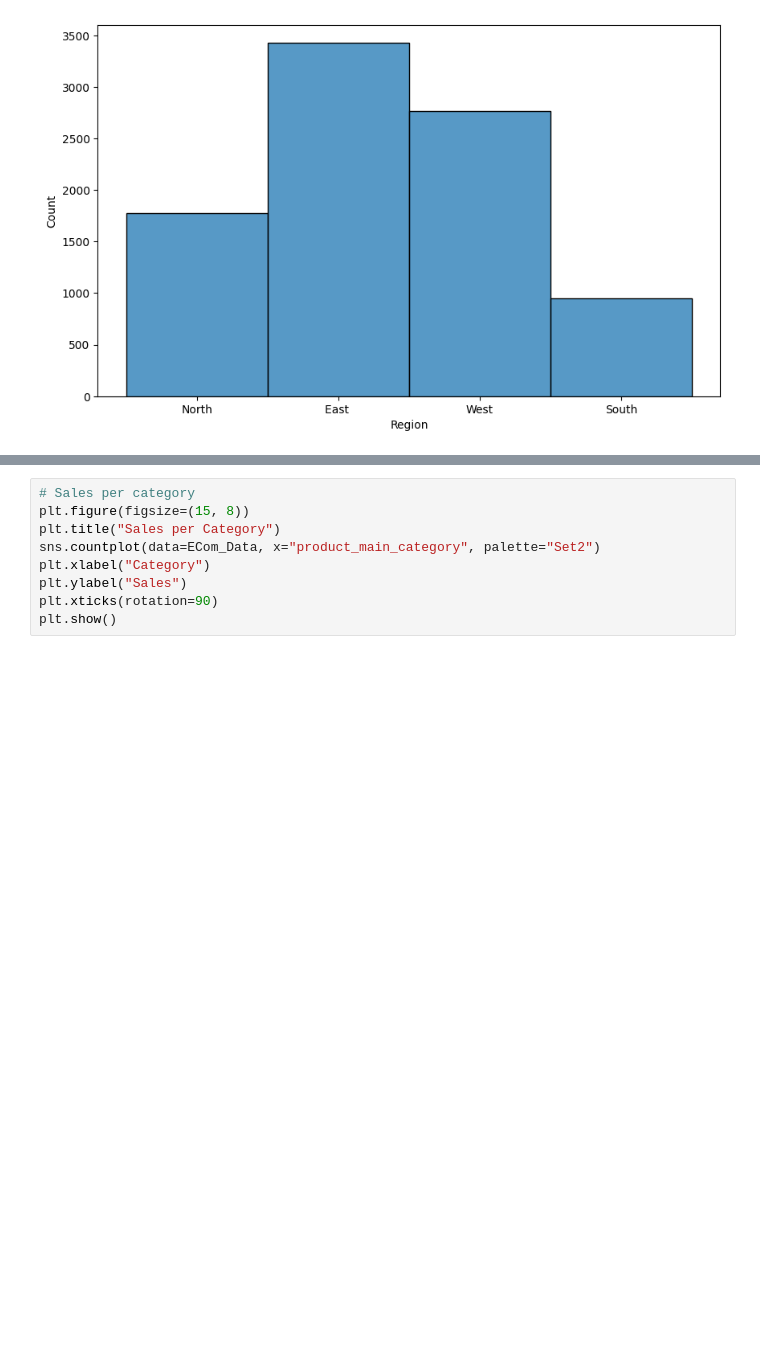
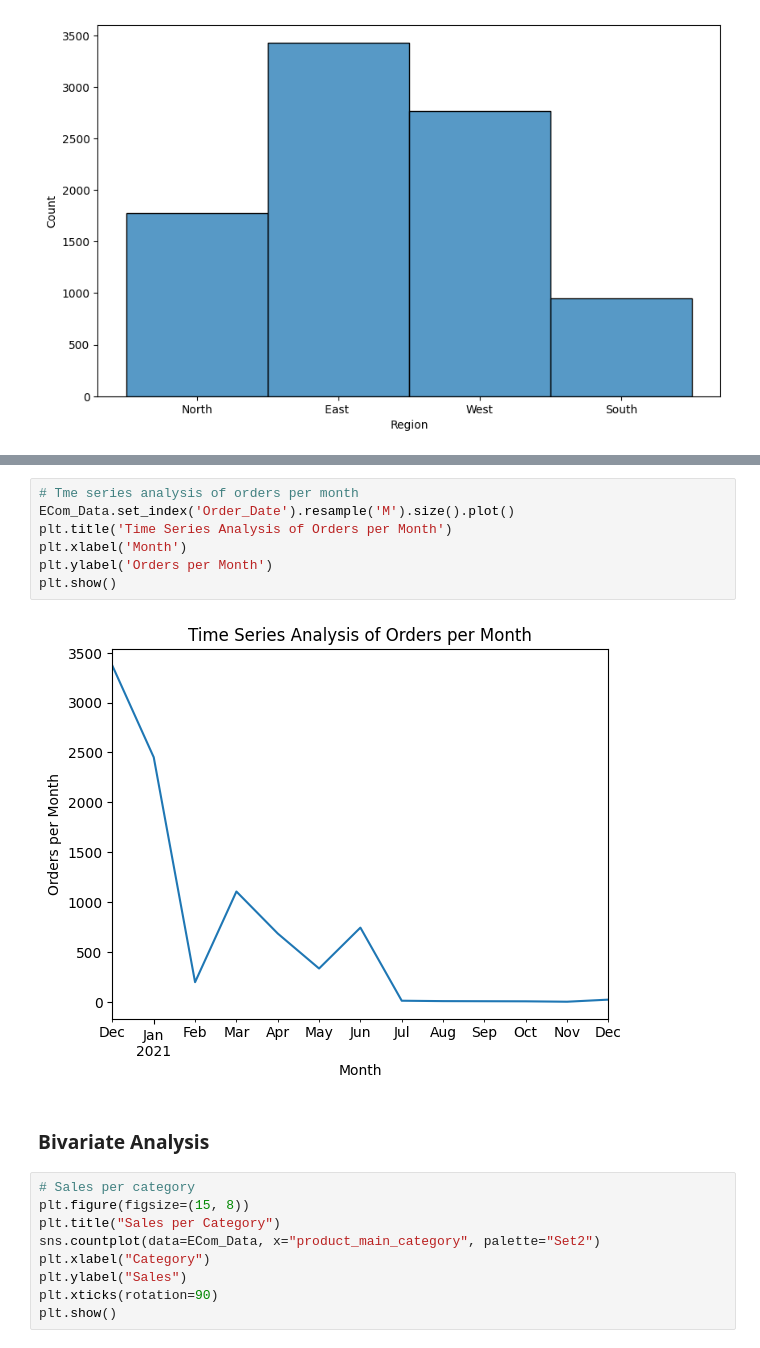
Before and after one commit to aravind-velaga/E-Commerce-Revenue-Management, a Jupyter notebook: notebooks/01_eda.ipynb, the cells around one changed output, grey strips where cells are left out. Saved outputs shown, nothing was run; the diff lists cells and outputs as text; blank space fills up the shorter version.

```diff
--- a/notebooks/01_eda.ipynb
+++ b/notebooks/01_eda.ipynb
@@ -174,3 +213,14 @@ plt.show()
+# %%
+# Tme series analysis of orders per month
+ECom_Data.set_index('Order_Date').resample('M').size().plot()
+plt.title('Time Series Analysis of Orders per Month')
+plt.xlabel('Month')
+plt.ylabel('Orders per Month')
+plt.show()
+# %% [output]
+[figure, added]
+# %% [markdown]
+### Bivariate Analysis
 # %%
 # Sales per category
 plt.figure(figsize=(15, 8))
```
Also changed, not shown: parts of 7 cells of this notebook.
